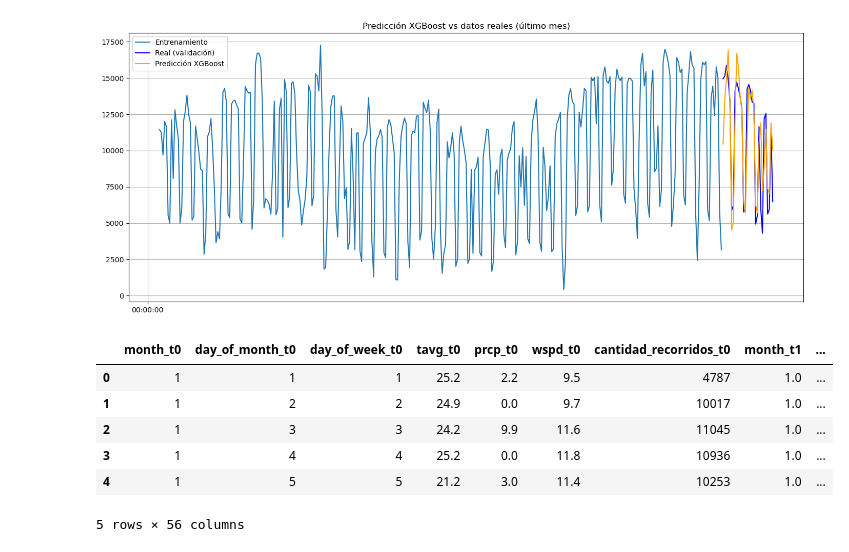
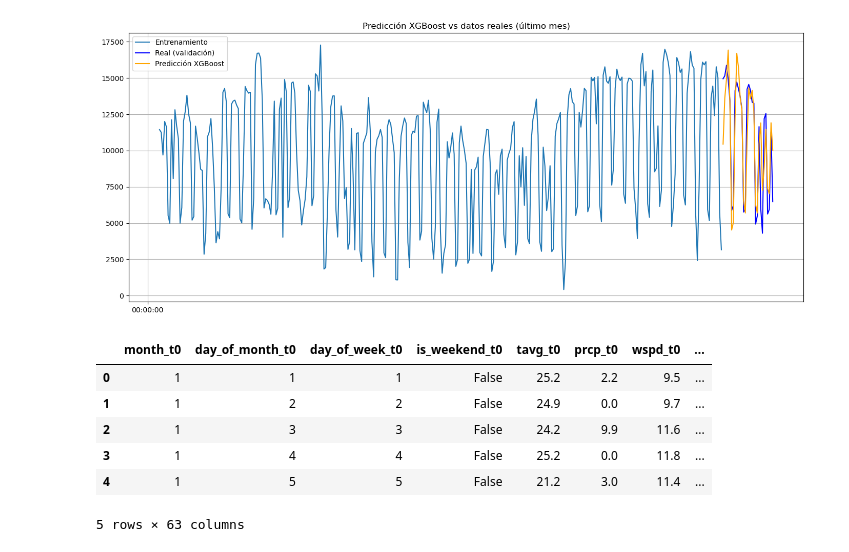
Before and after one commit to RodriMesa/proyectos_maestria, a Jupyter notebook: AprendizajeDeMaquinas/trabajo_final.ipynb, the cells around one changed output. Cells and saved outputs as stored; diff of their text form; code cells hidden in the pictures.

Commit message:
Adjust dataframe columns.

```diff
--- a/AprendizajeDeMaquinas/trabajo_final.ipynb
+++ b/AprendizajeDeMaquinas/trabajo_final.ipynb
@@ -190,34 +190,36 @@ MAE: 1570.08, RMSE: 2097.85
 # %%
 import pandas as pd
 
 def crear_ventanas_lags(df, feature_cols, target_col="cantidad_recorridos", window_size=7):
     df = df.copy()  # Evitamos modificar el DataFrame original
     columnas = []
 
     # Agregar las columnas de los features con lags t0 a t(window_size-1)
-    for lag in range(window_size):
+    for lag in range(window_size + 1):
         for feature in feature_cols:
-            col_name = f"{feature}_t{lag}"
-            df[col_name] = df[feature].shift(-lag)
-            columnas.append(col_name)
+            if not(feature == "cantidad_recorridos" and lag == window_size):
+                col_name = f"{feature}_t{lag}"
+                df[col_name] = df[feature].shift(-lag)
+                columnas.append(col_name)
 
     # Agregar la columna objetivo (target) para t+window_size
     #target_name = f"{target_col}_t{window_size}"
     #df[target_name] = df[target_col].shift(-window_size)
     #columnas.append(target_name)
 
     # Eliminar las filas con valores NaN que se crean por el uso de shift
     df_lags = df[columnas].dropna().reset_index(drop=True)
 
     return df_lags
+
 features = ["month", "day_of_month", "day_of_week", "is_weekend", "tavg", "prcp", "wspd", "cantidad_recorridos"]
 model_df = crear_ventanas_lags(df_resumen, features)
 model_df.head()
 # %% [output]
-|  | month_t0 | day_of_month_t0 | day_of_week_t0 | tavg_t0 | prcp_t0 | wspd_t0 | cantidad_recorridos_t0 | month_t1 | ... |
-| 0 | 1 | 1 | 1 | 25.2 | 2.2 | 9.5 | 4787 | 1.0 | ... |
-| 1 | 1 | 2 | 2 | 24.9 | 0.0 | 9.7 | 10017 | 1.0 | ... |
-| 2 | 1 | 3 | 3 | 24.2 | 9.9 | 11.6 | 11045 | 1.0 | ... |
-| 3 | 1 | 4 | 4 | 25.2 | 0.0 | 11.8 | 10936 | 1.0 | ... |
-| 4 | 1 | 5 | 5 | 21.2 | 3.0 | 11.4 | 10253 | 1.0 | ... |
+|  | month_t0 | day_of_month_t0 | day_of_week_t0 | is_weekend_t0 | tavg_t0 | prcp_t0 | wspd_t0 | ... |
+| 0 | 1 | 1 | 1 | False | 25.2 | 2.2 | 9.5 | ... |
+| 1 | 1 | 2 | 2 | False | 24.9 | 0.0 | 9.7 | ... |
+| 2 | 1 | 3 | 3 | False | 24.2 | 9.9 | 11.6 | ... |
+| 3 | 1 | 4 | 4 | False | 25.2 | 0.0 | 11.8 | ... |
+| 4 | 1 | 5 | 5 | False | 21.2 | 3.0 | 11.4 | ... |
-5 rows × 56 columns
+5 rows × 63 columns
```
Also changed, not shown: parts of 8 cells of this notebook.
